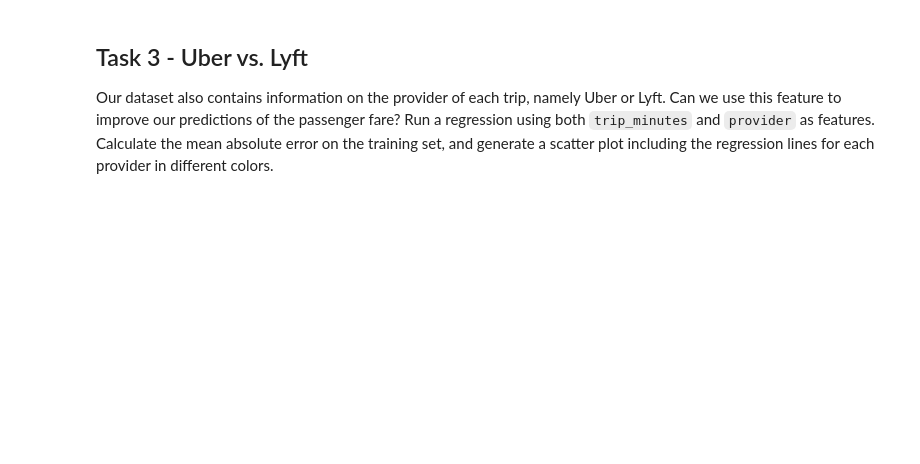
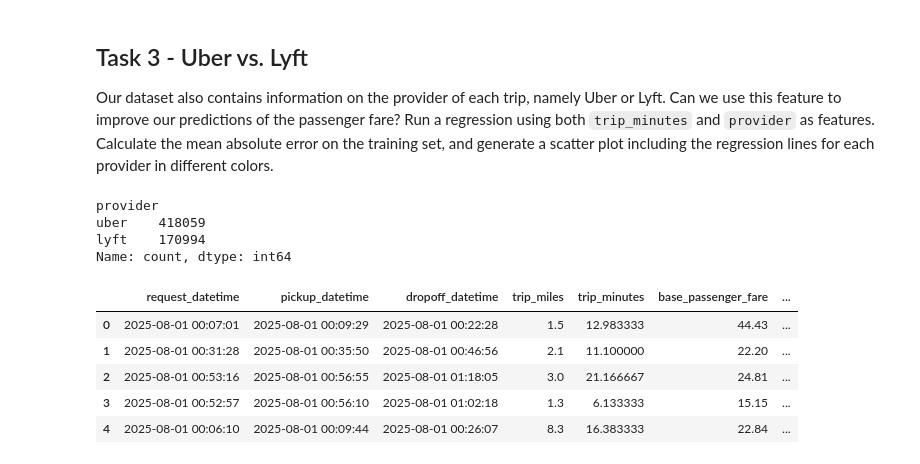
Before and after one commit to timoerc/AA_2025, a Jupyter notebook: Workshop_05/W5_coding_challenge_pre.ipynb, the cells around one changed output. Saved outputs shown, nothing was run; the diff lists cells and outputs as text; code cells hidden in the pictures; blank space fills up the shorter version.

```diff
--- a/Workshop_05/W5_coding_challenge_pre.ipynb
+++ b/Workshop_05/W5_coding_challenge_pre.ipynb
@@ -38,0 +94,15 @@ Our dataset also contains information on the provider of each trip, namely Uber
+# %%
+print(df['provider'].value_counts())
+df['is_lyft'] = (df['provider'] == 'lyft').astype(int)
+df.head()
+# %% [output]
+provider
+uber    418059
+lyft    170994
+Name: count, dtype: int64
+|  | request_datetime | pickup_datetime | dropoff_datetime | trip_miles | trip_minutes | base_passenger_fare | ... |
+| 0 | 2025-08-01 00:07:01 | 2025-08-01 00:09:29 | 2025-08-01 00:22:28 | 1.5 | 12.983333 | 44.43 | ... |
+| 1 | 2025-08-01 00:31:28 | 2025-08-01 00:35:50 | 2025-08-01 00:46:56 | 2.1 | 11.100000 | 22.20 | ... |
+| 2 | 2025-08-01 00:53:16 | 2025-08-01 00:56:55 | 2025-08-01 01:18:05 | 3.0 | 21.166667 | 24.81 | ... |
+| 3 | 2025-08-01 00:52:57 | 2025-08-01 00:56:10 | 2025-08-01 01:02:18 | 1.3 | 6.133333 | 15.15 | ... |
+| 4 | 2025-08-01 00:06:10 | 2025-08-01 00:09:44 | 2025-08-01 00:26:07 | 8.3 | 16.383333 | 22.84 | ... |
```
Also changed, not shown: parts of 5 cells of this notebook, 2 other files.
